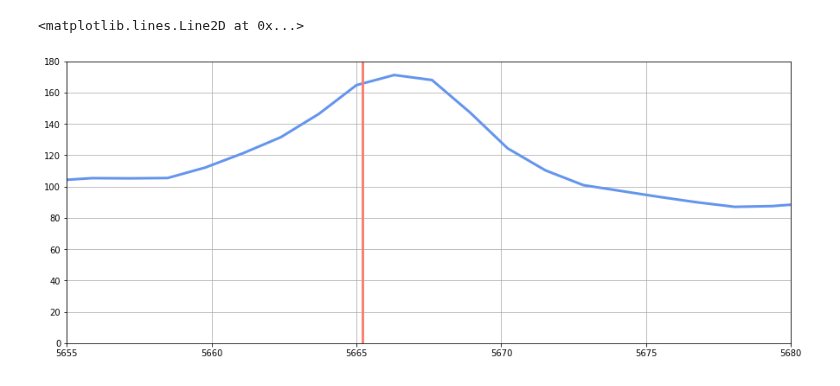
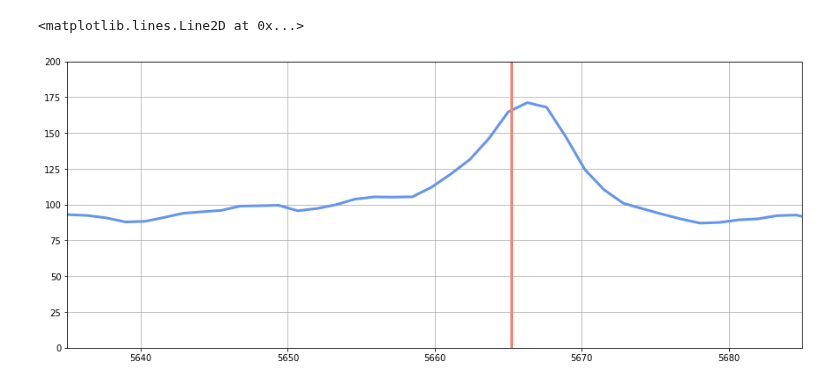
Before and after one commit to Natacha-U/Snr-Prj, a Jupyter notebook: 1-269632.ipynb, the cells around one changed output. Drawn from its saved outputs; the diff is of its cells as text; code cells hidden in the pictures.

```diff
--- a/1-269632.ipynb
+++ b/1-269632.ipynb
@@ -37,14 +37,17 @@ for i in range(n):
 # check the redhsift
 a = 5007 * (1 + nsa_z)
 # %%
+start = 5635
+end = 5685
+height = 200
 plt.figure(figsize = (15,6))
 plt.grid()
-plt.xlim(5655, 5680)
-plt.ylim(0,180)
+plt.xlim(start, end)
+plt.ylim(0,height)
 plt.plot(wave, sumflux, linewidth = 3, color = 'cornflowerblue')
 plt.axvline(a, linewidth = 3, color = 'salmon')
 # %% [output]
 <matplotlib.lines.Line2D at 0x...>
-[figure, old version]
+[figure, new version]
 # %%
 # select peak region
```
Also changed, not shown: parts of 23 cells of this notebook.
